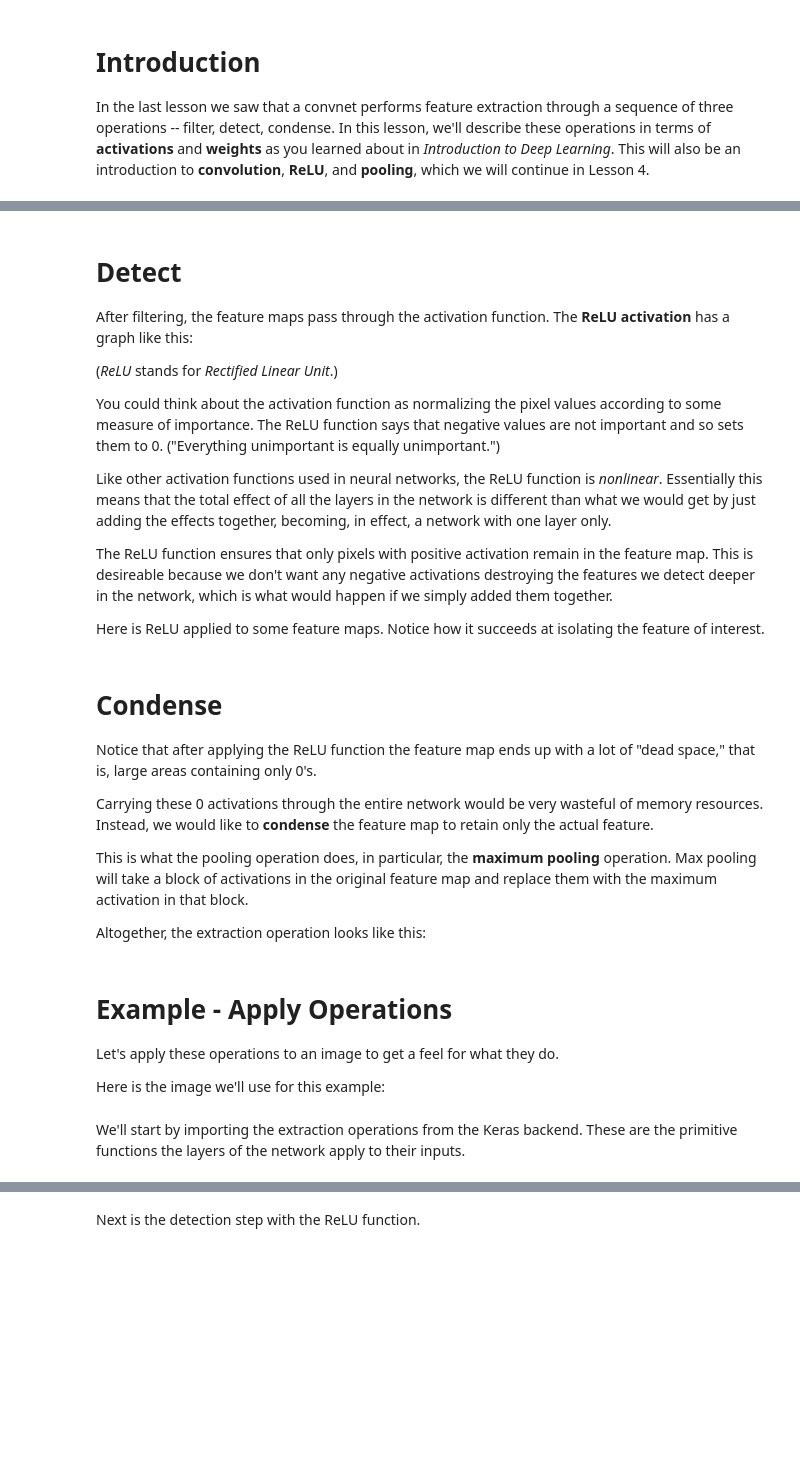
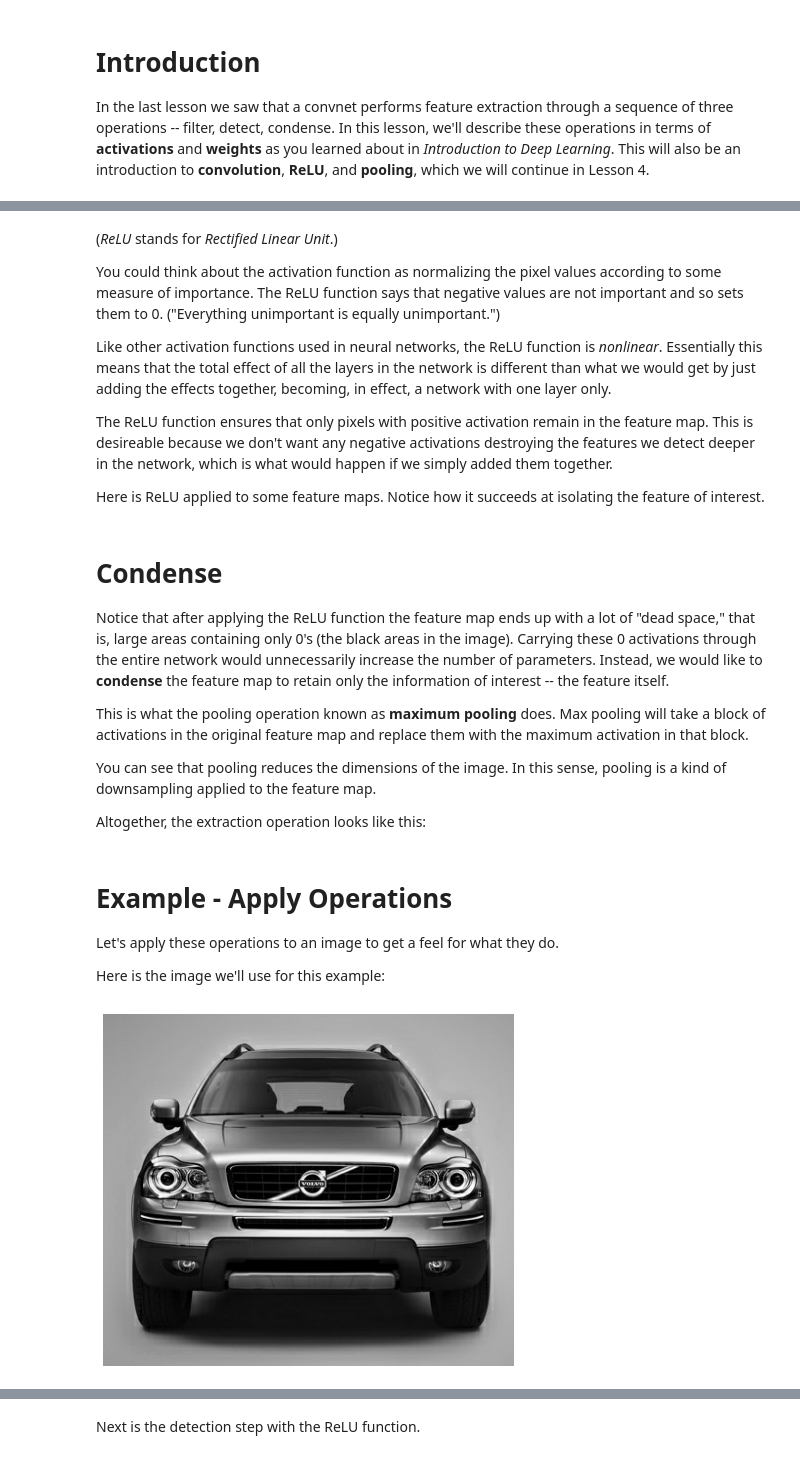
Before and after one commit to Kaggle/learntools, a Jupyter notebook: notebooks/computer_vision/raw/tut3.ipynb, the cells around one changed output, grey strips where cells are left out. Drawn from its saved outputs; the diff is of its cells as text; code cells hidden in the pictures; blank space fills up the shorter version.

```diff
--- a/notebooks/computer_vision/raw/tut3.ipynb
+++ b/notebooks/computer_vision/raw/tut3.ipynb
@@ -47,10 +79,4 @@ A convolutional layer may produce many feature maps. So, if a convolutional laye
 # %% [markdown]
-# Detect #
-
-After filtering, the feature maps pass through the activation function. The **ReLU activation** has a graph like this:
-
-<!--TODO: ReLU -->
-
 (*ReLU* stands for *Rectified Linear Unit*.)
 
 You could think about the activation function as normalizing the pixel values according to some measure of importance. The ReLU function says that negative values are not important and so sets them to 0. ("Everything unimportant is equally unimportant.")
@@ -60,20 +86,22 @@ Like other activation functions used in neural networks, the ReLU function is *n
 The ReLU function ensures that only pixels with positive activation remain in the feature map. This is desireable because we don't want any negative activations destroying the features we detect deeper in the network, which is what would happen if we simply added them together.
 
 Here is ReLU applied to some feature maps. Notice how it succeeds at isolating the feature of interest.
+
+<!--TODO: ReLU applied to feature maps-->
 # %% [markdown]
 # Condense #
 
-Notice that after applying the ReLU function the feature map ends up with a lot of "dead space," that is, large areas containing only 0's.
+Notice that after applying the ReLU function the feature map ends up with a lot of "dead space," that is, large areas containing only 0's (the black areas in the image). Carrying these 0 activations through the entire network would unnecessarily increase the number of parameters. Instead, we would like to **condense** the feature map to retain only the information of interest -- the feature itself.
 
-<!--TODO: feature map with 0s-->
-
-Carrying these 0 activations through the entire network would be very wasteful of memory resources. Instead, we would like to **condense** the feature map to retain only the actual feature.
-
-This is what the pooling operation does, in particular, the **maximum pooling** operation. Max pooling will take a block of activations in the original feature map and replace them with the maximum activation in that block.
+This is what the pooling operation known as **maximum pooling** does. Max pooling will take a block of activations in the original feature map and replace them with the maximum activation in that block.
 
 <!--TODO: max pooling-->
 
+You can see that pooling reduces the dimensions of the image. In this sense, pooling is a kind of downsampling applied to the feature map.
+
 Altogether, the extraction operation looks like this:
+
+<!--TODO: extraction start to finish-->
 # %% [markdown]
 # Example - Apply Operations #
 
@@ -85,2 +110,0 @@ Here is the image we'll use for this example:
-# %% [markdown]
-We'll start by importing the extraction operations from the Keras backend. These are the primitive functions the layers of the network apply to their inputs.
@@ -88,0 +111,13 @@ from tensorflow.keras.backend import conv2d, relu, pool2d
+# %%
+import tensorflow as tf
+
+img_path = './images/car_feature.jpg'
+img = tf.io.read_file(img_path)
+img = tf.io.decode_jpeg(img)
+
+plt.figure(figsize=(6, 6))
+plt.imshow(tf.squeeze(img), cmap='gray')
+plt.axis('off')
+plt.show();
+# %% [output]
+[figure, added]
```
Also changed, not shown: parts of 23 cells of this notebook.
